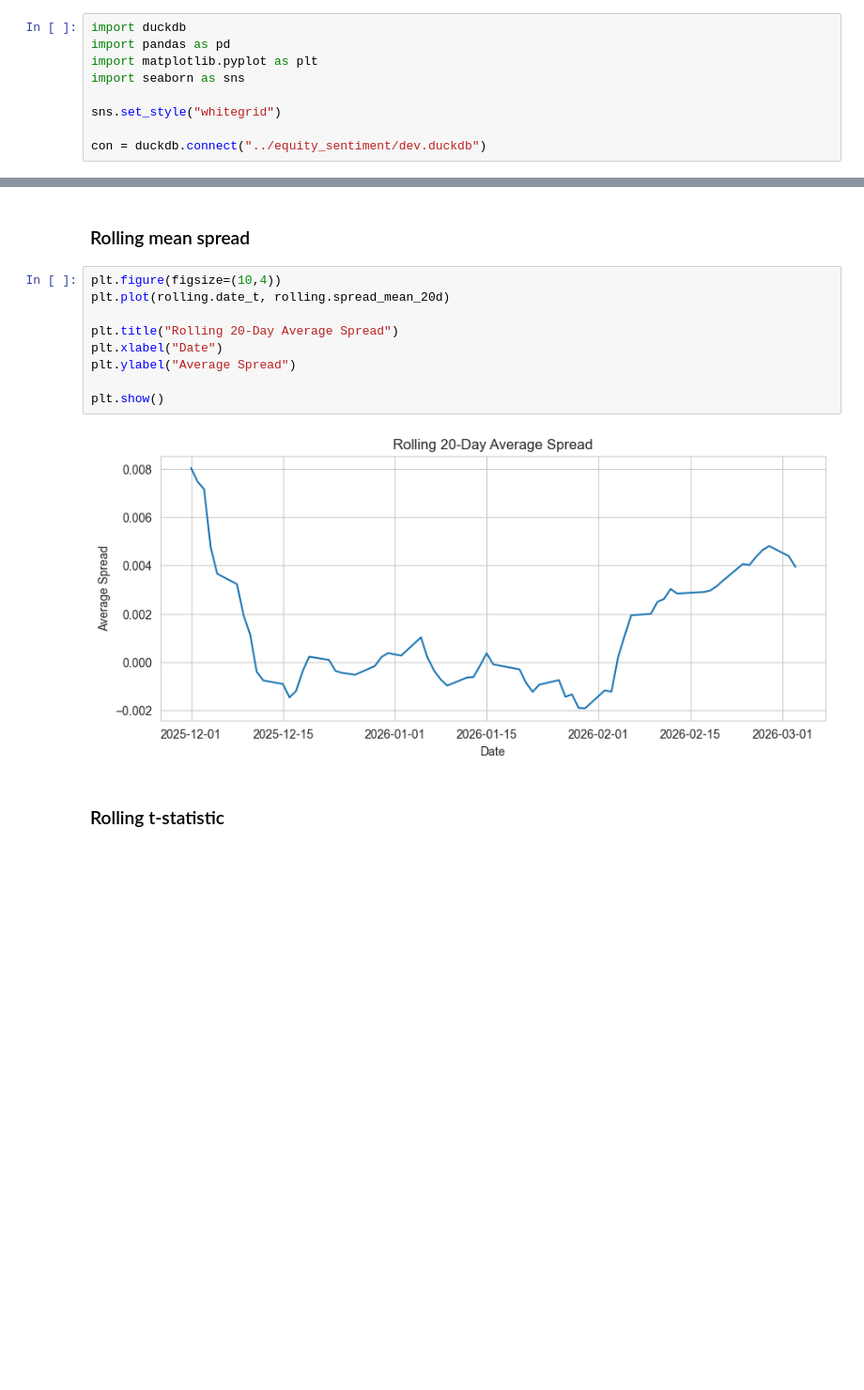
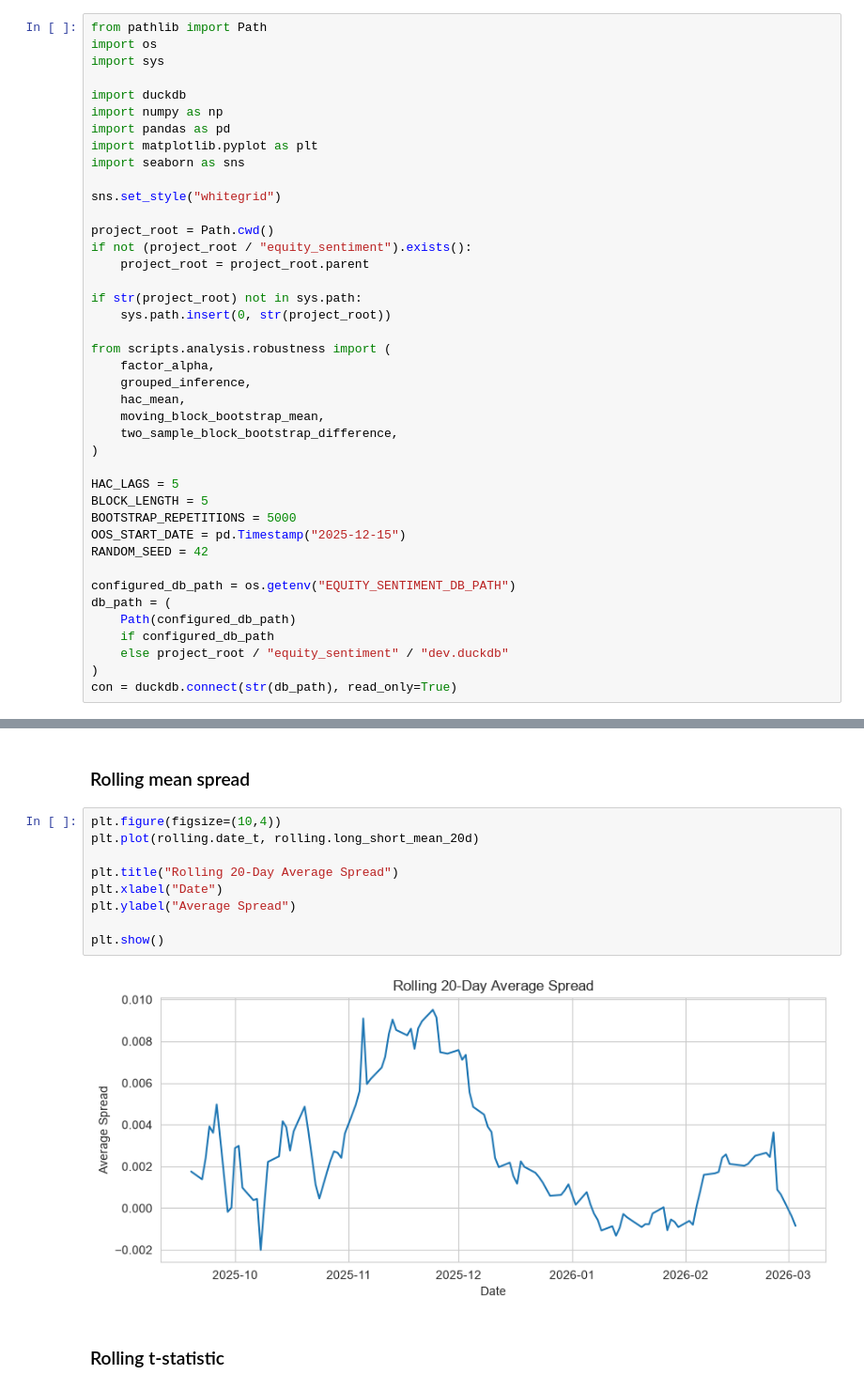
Before and after one commit to gionhengayhe/equity-sentiment-study, a Jupyter notebook: notebooks/news_sentiment_alpha_research.ipynb, the cells around one changed output, grey strips where cells are left out. Shown at 94% size. Drawn from its saved outputs; the diff is of its cells as text; blank space fills up the shorter version.

```diff
--- a/notebooks/news_sentiment_alpha_research.ipynb
+++ b/notebooks/news_sentiment_alpha_research.ipynb
@@ -35,12 +46,44 @@ Key datasets:
 # %%
+from pathlib import Path
+import os
+import sys
+
 import duckdb
+import numpy as np
 import pandas as pd
 import matplotlib.pyplot as plt
 import seaborn as sns
 
 sns.set_style("whitegrid")
 
-con = duckdb.connect("../equity_sentiment/dev.duckdb")
+project_root = Path.cwd()
+if not (project_root / "equity_sentiment").exists():
+    project_root = project_root.parent
+
+if str(project_root) not in sys.path:
+    sys.path.insert(0, str(project_root))
+
+from scripts.analysis.robustness import (
+    factor_alpha,
+    grouped_inference,
+    hac_mean,
+    moving_block_bootstrap_mean,
+    two_sample_block_bootstrap_difference,
+)
+
+HAC_LAGS = 5
+BLOCK_LENGTH = 5
+BOOTSTRAP_REPETITIONS = 5000
+OOS_START_DATE = pd.Timestamp("2025-12-15")
+RANDOM_SEED = 42
+
+configured_db_path = os.getenv("EQUITY_SENTIMENT_DB_PATH")
+db_path = (
+    Path(configured_db_path)
+    if configured_db_path
+    else project_root / "equity_sentiment" / "dev.duckdb"
+)
+con = duckdb.connect(str(db_path), read_only=True)
 # %% [markdown]
 ### Universe statistics
 # %%
@@ -201,15 +258,15 @@ rolling.head()
 ### Rolling mean spread
 # %%
 plt.figure(figsize=(10,4))
-plt.plot(rolling.date_t, rolling.spread_mean_20d)
+plt.plot(rolling.date_t, rolling.long_short_mean_20d)
 
 plt.title("Rolling 20-Day Average Spread")
 plt.xlabel("Date")
 plt.ylabel("Average Spread")
 
 plt.show()
 # %% [output]
-[figure, old version]
+[figure, new version]
 # %% [markdown]
 ### Rolling t-statistic
 # %%
```
Also changed, not shown: parts of 24 cells of this notebook, 3 other files.
